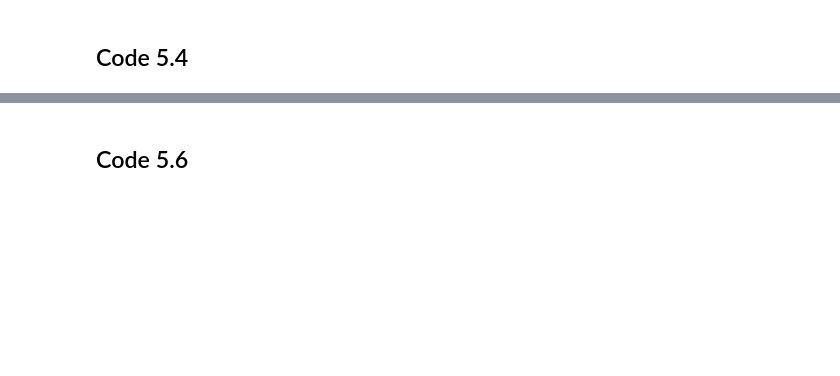
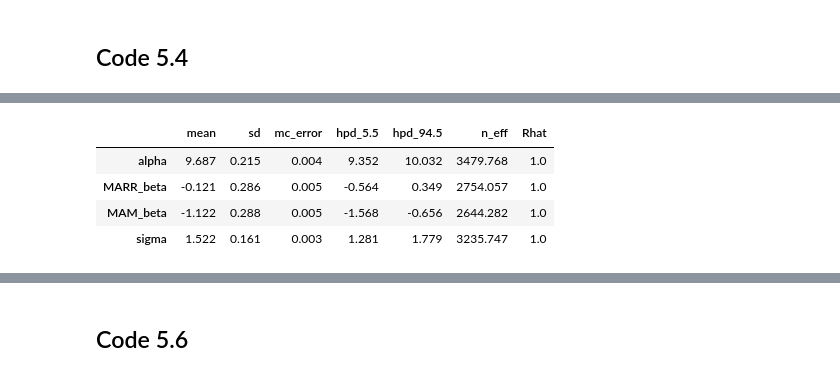
Before and after one commit to jkelley7/stat_rethinking, a Jupyter notebook: Chapter_5.ipynb, the cells around one changed output, grey strips where cells are left out. Cells and saved outputs as stored; diff of their text form; code cells hidden in the pictures; blank space fills up the shorter version.

```diff
--- a/Chapter_5.ipynb
+++ b/Chapter_5.ipynb
@@ -124,6 +160,12 @@ with pm.Model() as m54:
 # %%
-varnames = ['alpha', 'MARR_beta','MAM_beta','sigma']
-pm.summary(trace54, varnames = varnames, alpha = .11).round(3)
+varnames_54 = ['alpha', 'MARR_beta','MAM_beta','sigma']
+pm.summary(trace54, varnames = varnames_54, alpha = .11).round(3)
+# %% [output]
+|  | mean | sd | mc_error | hpd_5.5 | hpd_94.5 | n_eff | Rhat |
+| alpha | 9.687 | 0.215 | 0.004 | 9.352 | 10.032 | 3479.768 | 1.0 |
+| MARR_beta | -0.121 | 0.286 | 0.005 | -0.564 | 0.349 | 2754.057 | 1.0 |
+| MAM_beta | -1.122 | 0.288 | 0.005 | -1.568 | -0.656 | 2644.282 | 1.0 |
+| sigma | 1.522 | 0.161 | 0.003 | 1.281 | 1.779 | 3235.747 | 1.0 |
 # %%
 #notice how after adding im the marriage rate of the state our signs flip from positive to negative.
 # this is classic example of mulitcollinearity
```
Also changed, not shown: parts of 19 cells of this notebook.
